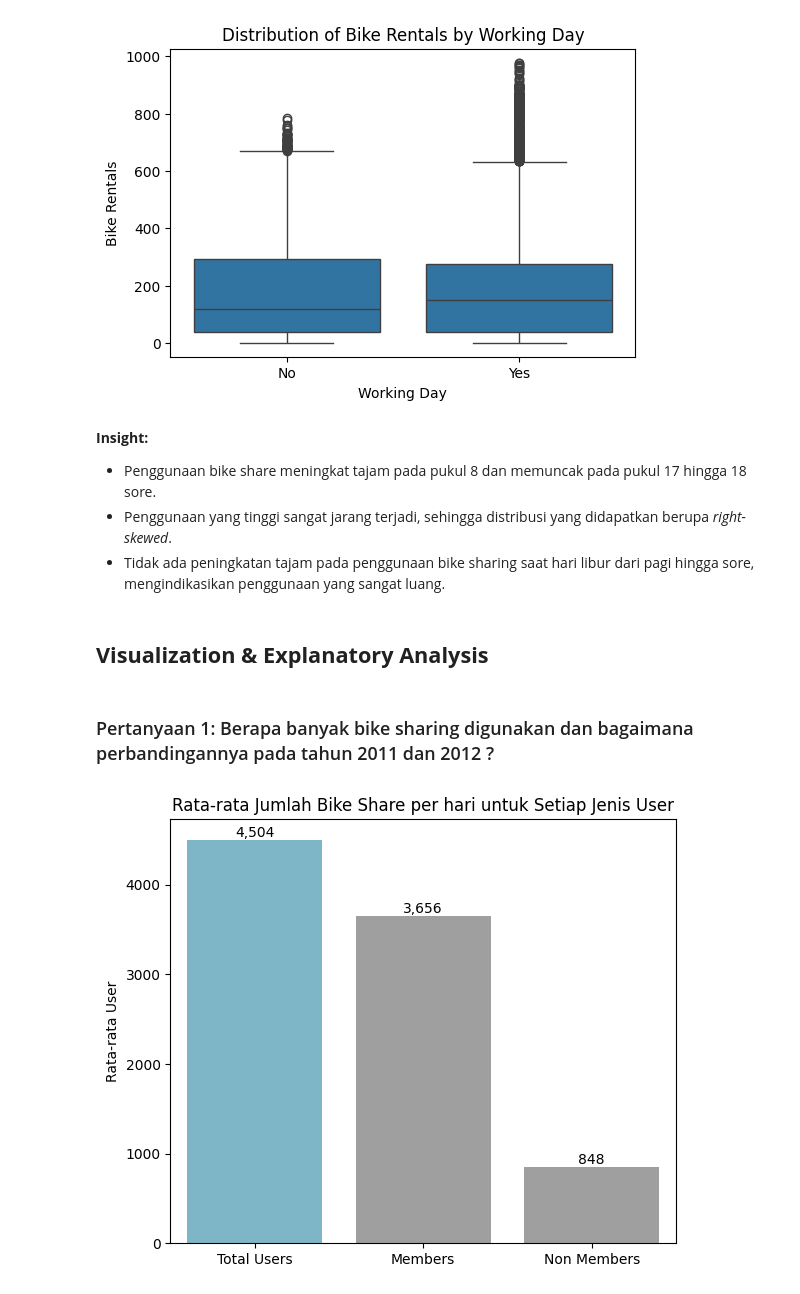
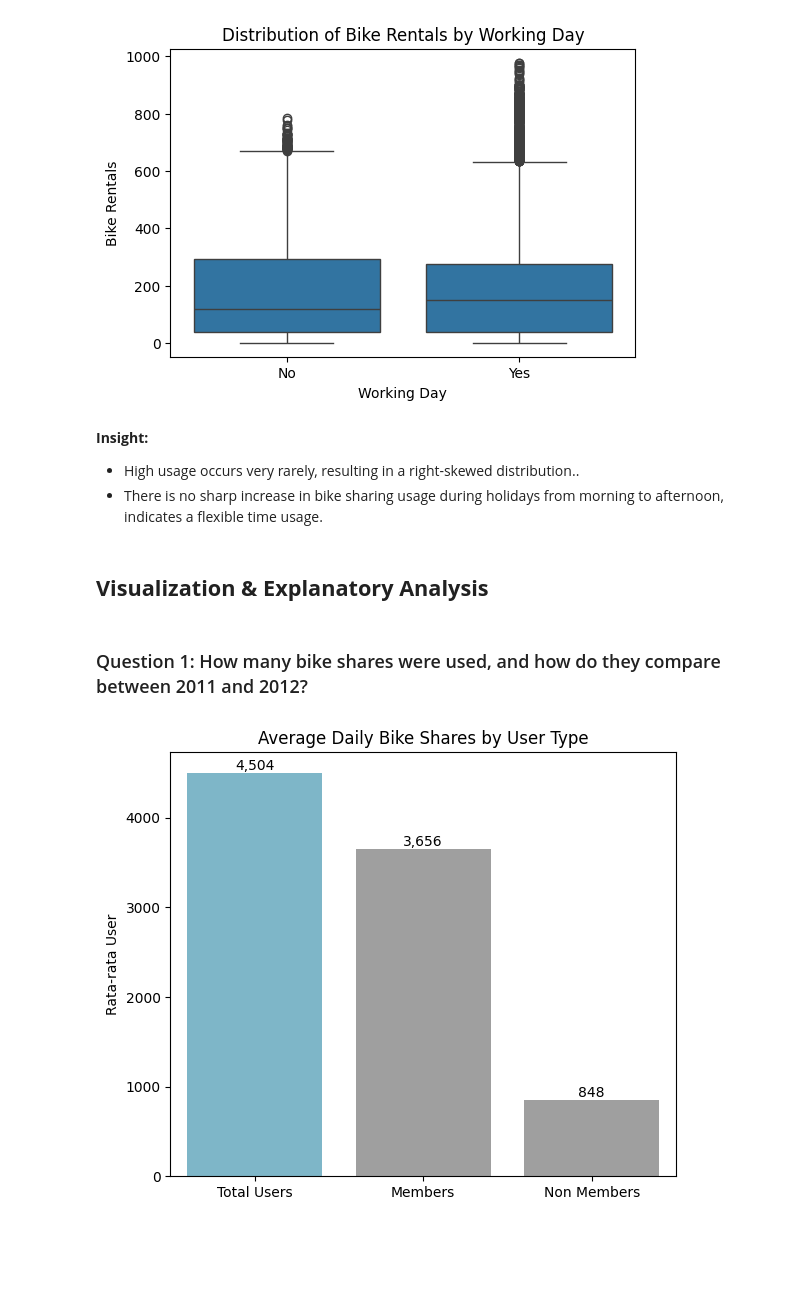
Before and after one commit to ardhii-m/Bike-Sharing-Analysis, a Jupyter notebook: notebook.ipynb, the cells around one changed output. Cells and saved outputs as stored; diff of their text form; code cells hidden in the pictures; blank space fills up the shorter version.

```diff
--- a/notebook.ipynb
+++ b/notebook.ipynb
@@ -632,49 +625,48 @@ plt.xticks([0,1], ["No","Yes"])
 plt.show()
 # %% [output]
 [figure]
-# %% [markdown]
-**Insight:**
-- Penggunaan bike share meningkat tajam pada pukul 8 dan memuncak pada pukul 17 hingga 18 sore.
-- Penggunaan yang tinggi sangat jarang terjadi, sehingga distribusi yang didapatkan berupa *right-skewed*.
-- Tidak ada peningkatan tajam pada penggunaan bike sharing saat hari libur dari pagi hingga sore, mengindikasikan penggunaan yang sangat luang.
+# %% [markdown]
+**Insight:**
+- High usage occurs very rarely, resulting in a right-skewed distribution..
+- There is no sharp increase in bike sharing usage during holidays from morning to afternoon, indicates a flexible time usage.
 # %% [markdown]
 ## **Visualization & Explanatory Analysis**
-# %% [markdown]
-### Pertanyaan 1: Berapa banyak bike sharing digunakan dan bagaimana perbandingannya pada tahun 2011 dan 2012 ?
+# %% [markdown]
+### Question 1: How many bike shares were used, and how do they compare between 2011 and 2012?
 # %%
 avg_users = df_day[['casual', 'registered', 'total_user_count']].mean().reset_index()
 avg_users.columns = ['user_type', 'average_count']
 avg_users["user_type"] = avg_users["user_type"].replace({
     "casual": "Non Members",
     "registered": "Members",
     "total_user_count": "Total Users"
 })
 
 plt.figure(figsize=(6,5))
 colors_ = ["#72BCD4", "#9F9F9F", "#9F9F9F"]
 ax = sns.barplot(
     data=avg_users.sort_values(by='average_count', ascending=False),
     x="user_type",
     y="average_count",
     hue="user_type",
     palette=colors_,
     legend=False
 )
 
 for container in ax.containers:
     ax.bar_label(
         container,
         fmt="{:,.0f}",
     )
 
-plt.title("Rata-rata Jumlah Bike Share per hari untuk Setiap Jenis User")
+plt.title("Average Daily Bike Shares by User Type")
 plt.xlabel("")
 plt.xticks(rotation=0)
 plt.ylabel("Rata-rata User")
 plt.tight_layout()
 plt.show()
 # %% [output]
-[figure, old version]
+[figure, new version]
 # %%
 yearly_usage = (df_day.groupby(df_day["date"].dt.year)["total_user_count"].sum().reset_index())
 
```
Also changed, not shown: parts of 68 cells of this notebook, 1 other file.
